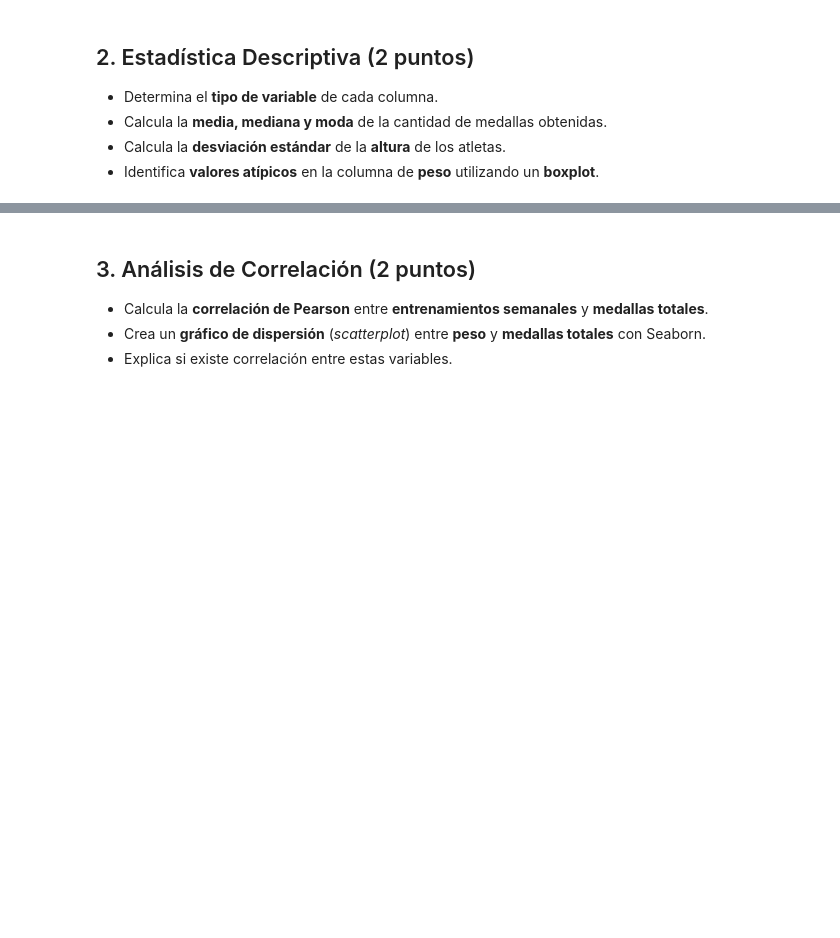
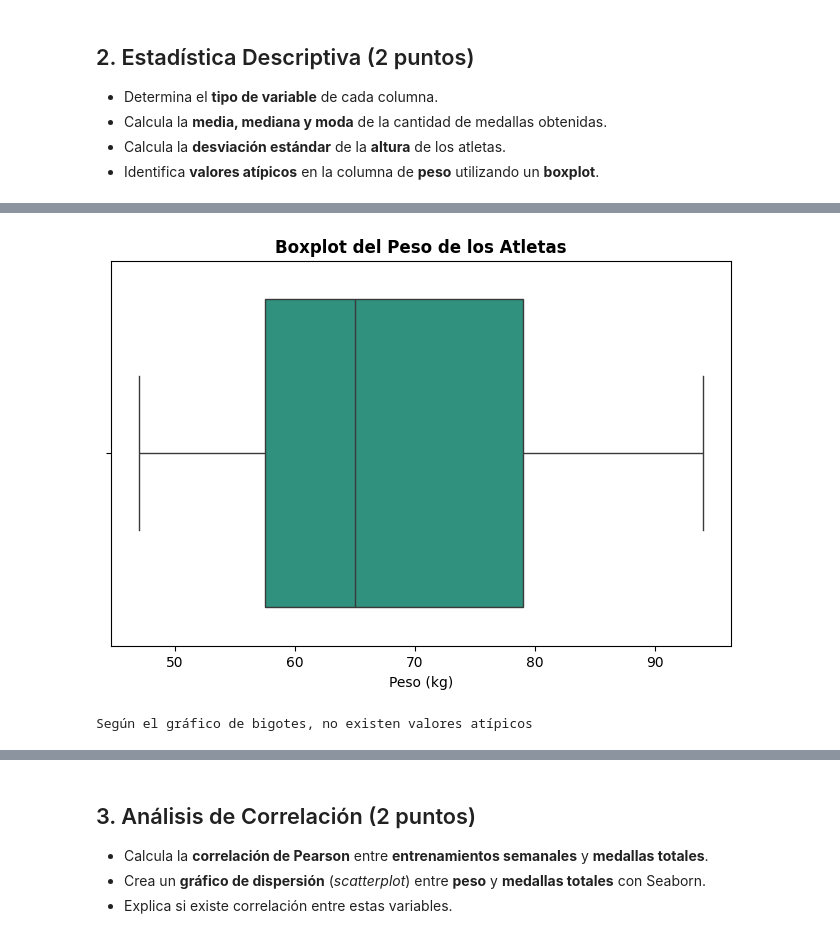
Before and after one commit to Mateo-canales-b/Ciencia_de_datos, a Jupyter notebook: M4/Ev_final_M4.ipynb, the cells around one changed output, grey strips where cells are left out. Drawn from its saved outputs; the diff is of its cells as text; code cells hidden in the pictures; blank space fills up the shorter version.

```diff
--- a/M4/Ev_final_M4.ipynb
+++ b/M4/Ev_final_M4.ipynb
@@ -82,0 +172,13 @@ plt.show()
+# %%
+# Identificar valores atípicos en peso con boxplot
+plt.figure(figsize=(8, 5))
+sns.boxplot(data=df, x='Peso_kg',
+            color=sns.color_palette("viridis")[3])
+plt.title("Boxplot del Peso de los Atletas", fontsize=12, fontweight="bold")
+plt.xlabel("Peso (kg)")
+plt.show()
+
+print("Según el gráfico de bigotes, no existen valores atípicos")
+# %% [output]
+[figure, added]
+Según el gráfico de bigotes, no existen valores atípicos
```
Also changed, not shown: parts of 15 cells of this notebook.
